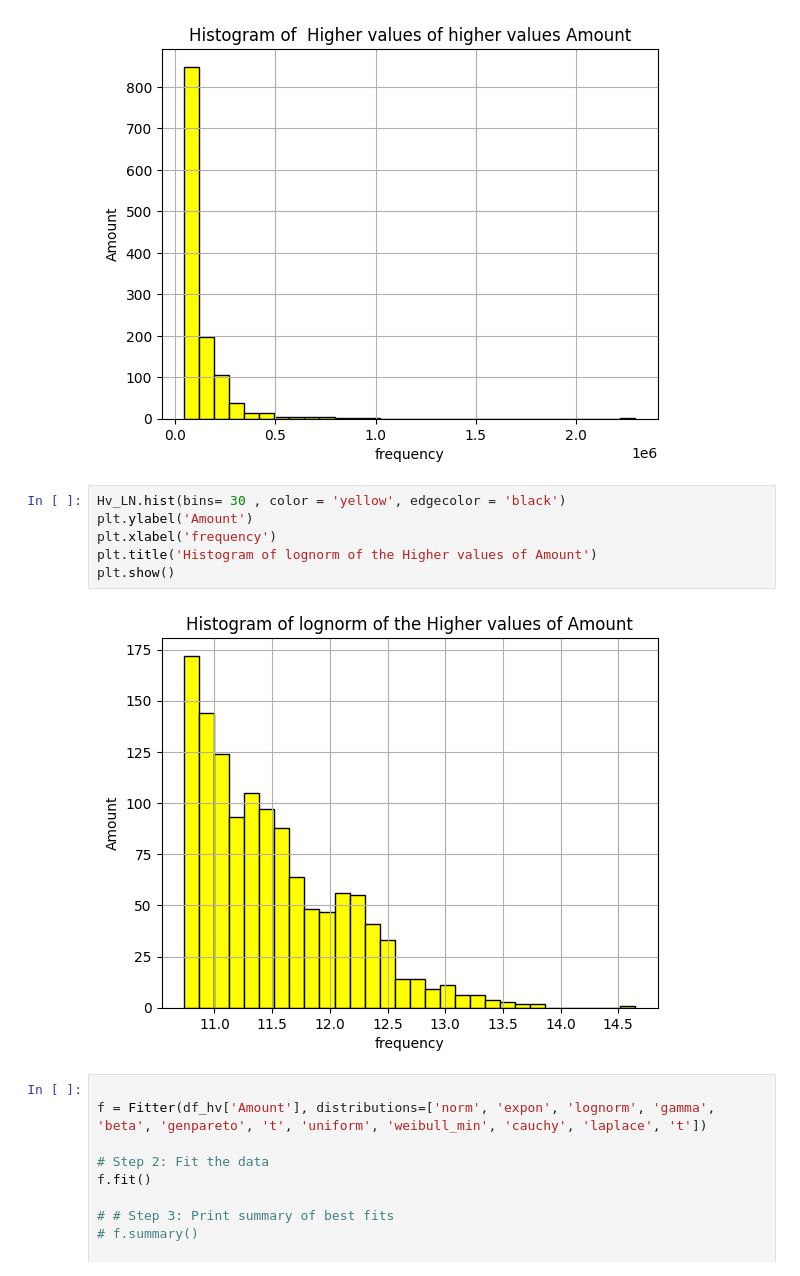
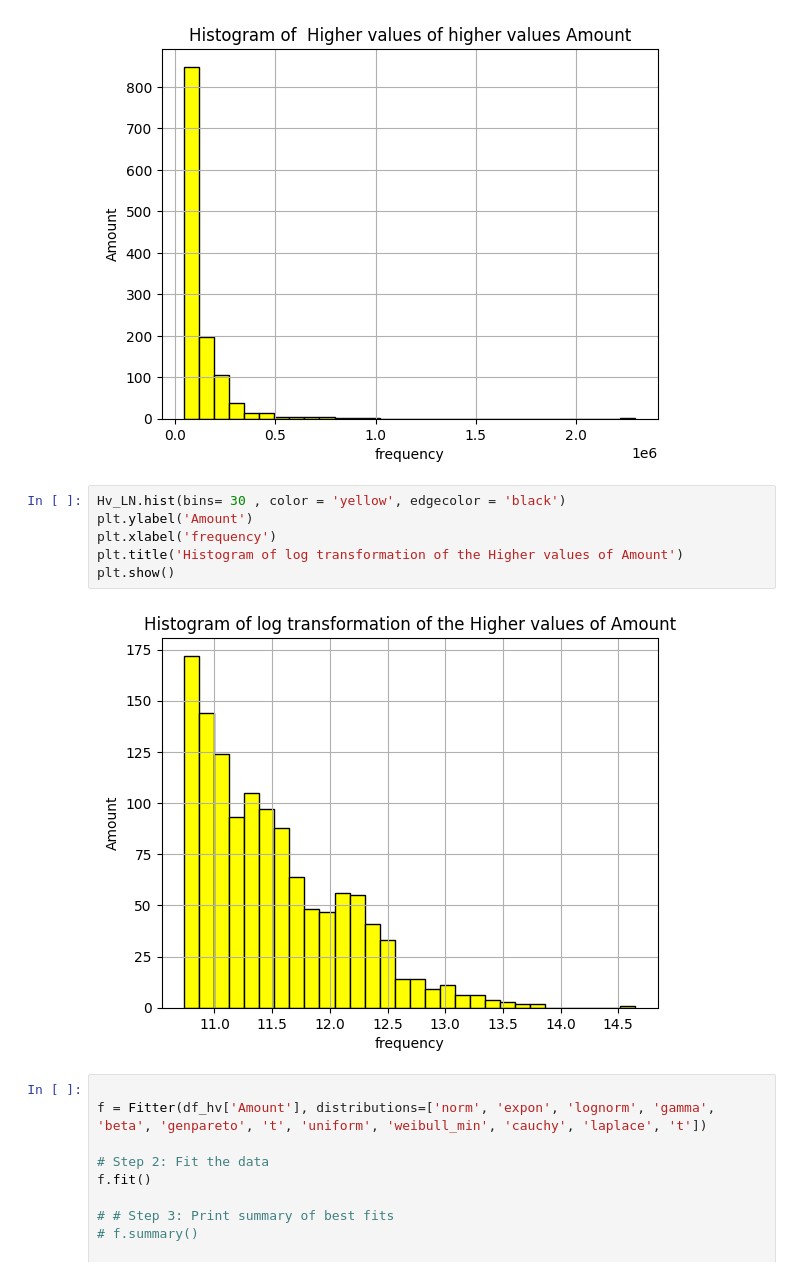
Before and after one commit to monupathak/Insurance-Data-analysis-and-distribution-fitting, a Jupyter notebook: Insurance_claim_data.ipynb, the cells around one changed output. Drawn from its saved outputs; the diff is of its cells as text.

```diff
--- a/Insurance_claim_data.ipynb
+++ b/Insurance_claim_data.ipynb
@@ -508,11 +508,11 @@ plt.show()
 # %%
 Hv_LN.hist(bins= 30 , color = 'yellow', edgecolor = 'black')
 plt.ylabel('Amount')
 plt.xlabel('frequency')
-plt.title('Histogram of lognorm of the Higher values of Amount')
+plt.title('Histogram of log transformation of the Higher values of Amount')
 plt.show()
 # %% [output]
-[figure, old version]
+[figure, new version]
 # %%
 
 f = Fitter(df_hv['Amount'], distributions=['norm', 'expon', 'lognorm', 'gamma', 'beta', 'genpareto', 't', 'uniform', 'weibull_min', 'cauchy', 'laplace', 't'])
```
Also changed, not shown: parts of 6 cells of this notebook.
